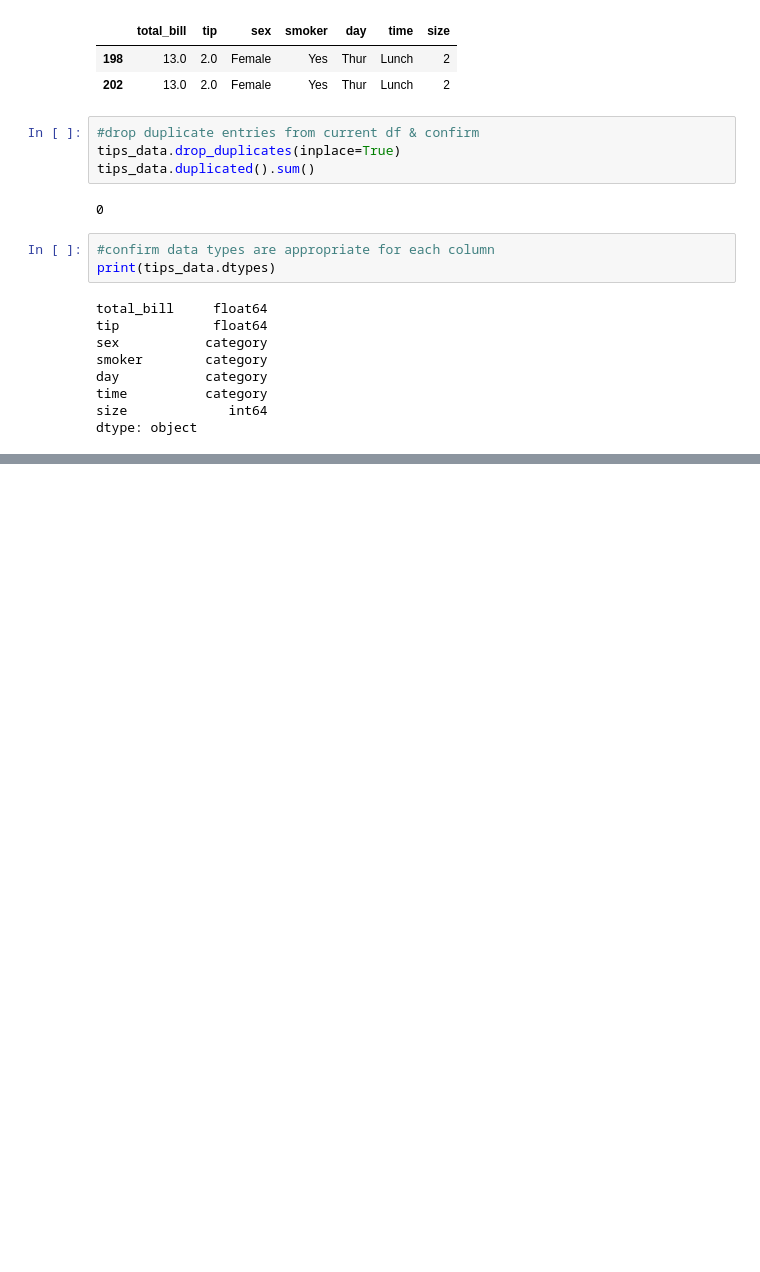
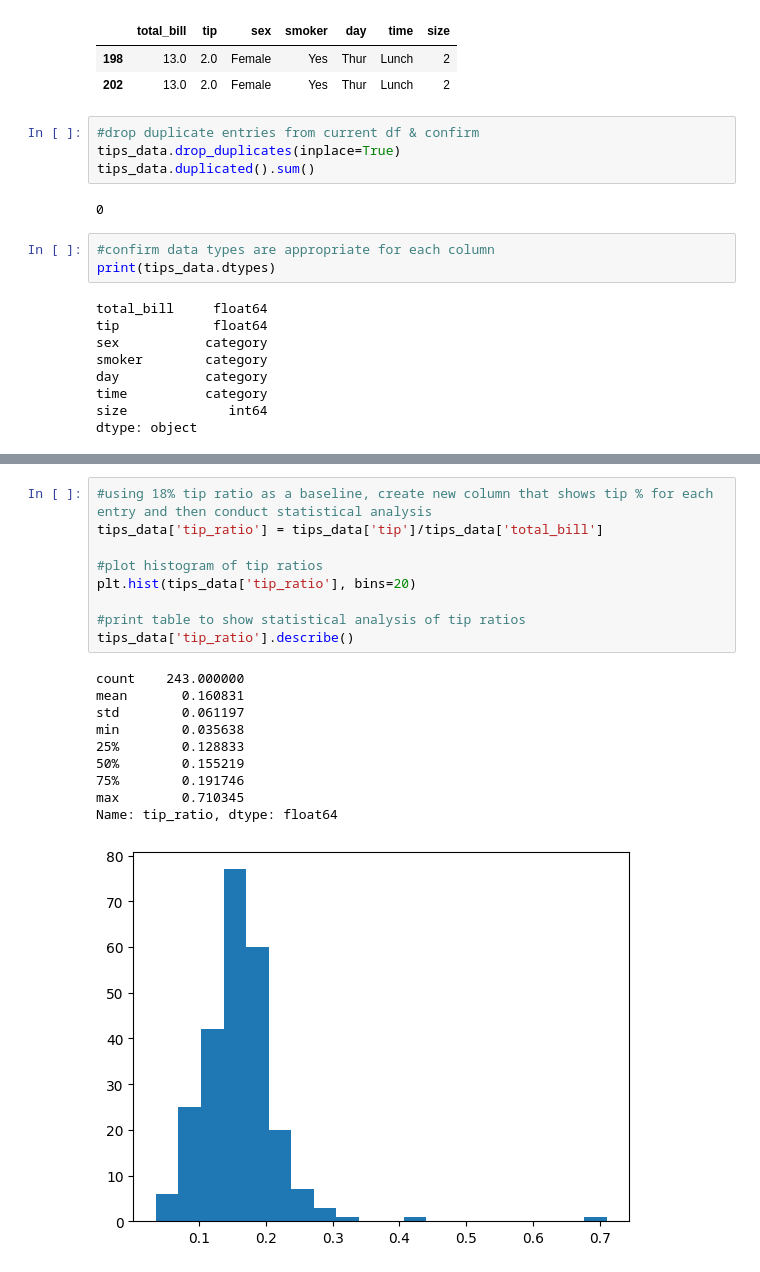
Before and after one commit to llapace/Applied_Finance_Projects, a Jupyter notebook: 1_Data_Cleaning_and_Exploration.ipynb, the cells around one changed output, grey strips where cells are left out. Cells and saved outputs as stored; diff of their text form; blank space fills up the shorter version.

```diff
--- a/1_Data_Cleaning_and_Exploration.ipynb
+++ b/1_Data_Cleaning_and_Exploration.ipynb
@@ -114,0 +139,20 @@ dtype: object
+# %%
+#using 18% tip ratio as a baseline, create new column that shows tip % for each entry and then conduct statistical analysis
+tips_data['tip_ratio'] = tips_data['tip']/tips_data['total_bill']
+
+#plot histogram of tip ratios
+plt.hist(tips_data['tip_ratio'], bins=20)
+
+#print table to show statistical analysis of tip ratios
+tips_data['tip_ratio'].describe()
+# %% [output]
+count    243.000000
+mean       0.160831
+std        0.061197
+min        0.035638
+25%        0.128833
+50%        0.155219
+75%        0.191746
+max        0.710345
+Name: tip_ratio, dtype: float64
+[figure, added]
```
Also changed, not shown: parts of 6 cells of this notebook, 2 other files.
